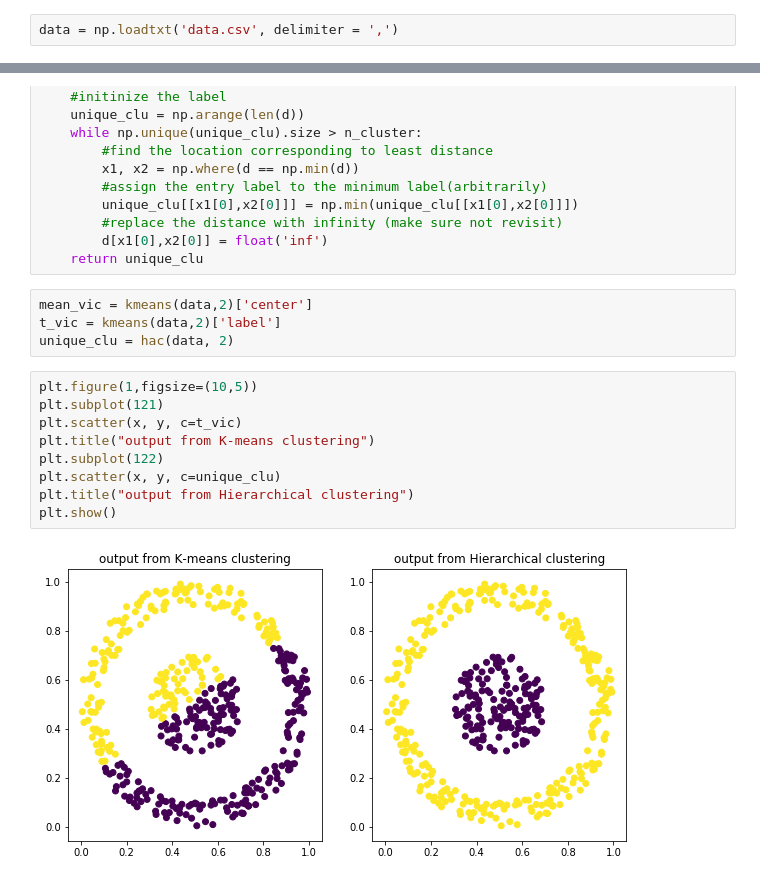
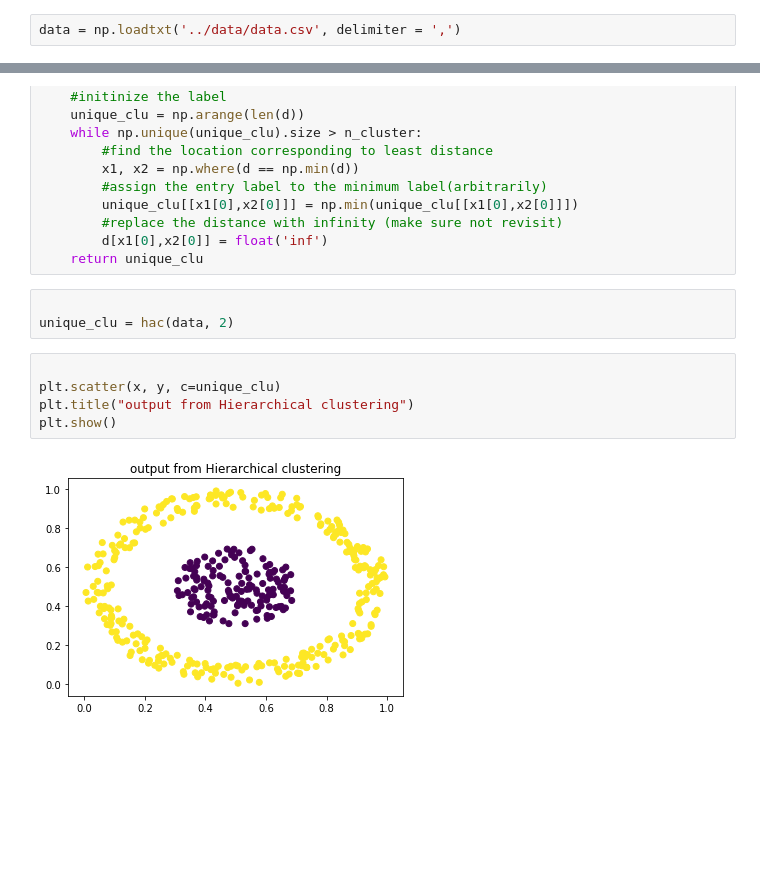
Before and after one commit to yumegaaru/Scalable_Kmeans, a Jupyter notebook: testing/Comparative_analysis.ipynb, the cells around one changed output, grey strips where cells are left out. Drawn from its saved outputs; the diff is of its cells as text; blank space fills up the shorter version.

```diff
--- a/testing/Comparative_analysis.ipynb
+++ b/testing/Comparative_analysis.ipynb
@@ -2,7 +2,7 @@
 import numpy as np
 import matplotlib.pyplot as plt
 # %%
-data = np.loadtxt('data.csv', delimiter = ',')
+data = np.loadtxt('../data/data.csv', delimiter = ',')
 # %%
 x = data[:,0]
 y = data[:,1]
@@ -53,18 +27,13 @@ def hac(data, n_cluster):
         #replace the distance with infinity (make sure not revisit)
         d[x1[0],x2[0]] = float('inf')
     return unique_clu
-# %%
-mean_vic = kmeans(data,2)['center']
-t_vic = kmeans(data,2)['label']
-unique_clu = hac(data, 2)
+# %%
+
+unique_clu = hac(data, 2)
 # %%
-plt.figure(1,figsize=(10,5))
-plt.subplot(121)
-plt.scatter(x, y, c=t_vic)
-plt.title("output from K-means clustering")
-plt.subplot(122)
+
 plt.scatter(x, y, c=unique_clu)
 plt.title("output from Hierarchical clustering")
 plt.show()
 # %% [output]
-[figure, old version]
+[figure, new version]
```
Also changed, not shown: parts of 1 cell of this notebook, 1 other file.
